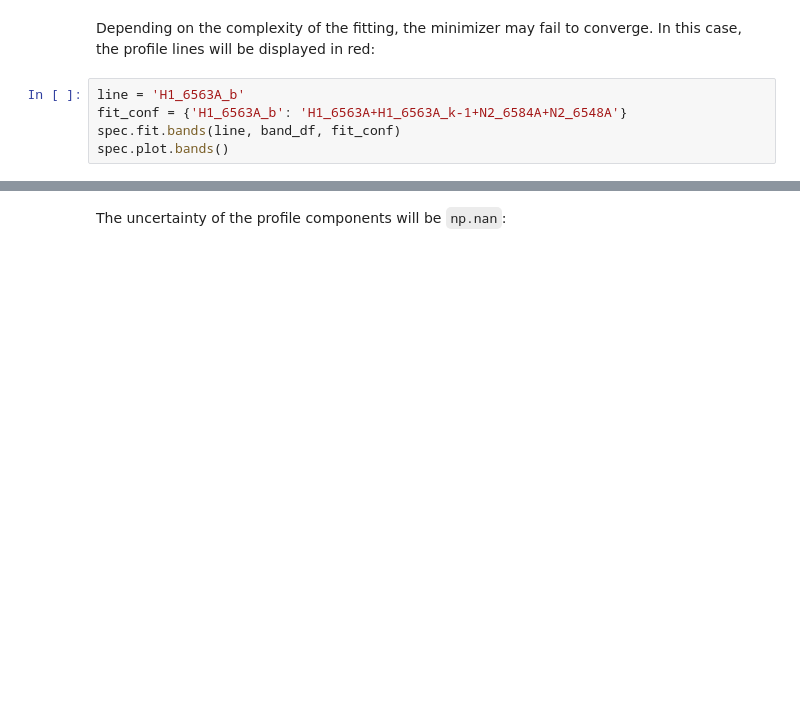
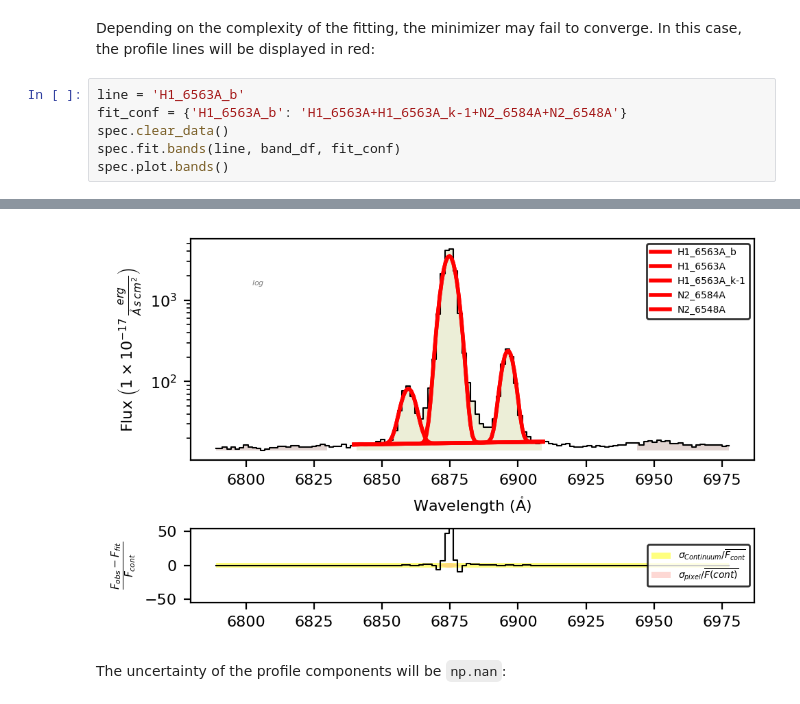
Before and after one commit to Vital-Fernandez/lime, a Jupyter notebook: docs/source/1_introduction/5_fitting_configuration.ipynb, the cells around one changed output, grey strips where cells are left out. Saved outputs shown, nothing was run; the diff lists cells and outputs as text; blank space fills up the shorter version.

```diff
--- a/docs/source/1_introduction/5_fitting_configuration.ipynb
+++ b/docs/source/1_introduction/5_fitting_configuration.ipynb
@@ -203,5 +198,7 @@ Depending on the complexity of the fitting, the minimizer may fail to converge.
 # %%
 line = 'H1_6563A_b'
 fit_conf = {'H1_6563A_b': 'H1_6563A+H1_6563A_k-1+N2_6584A+N2_6548A'}
+spec.clear_data()
 spec.fit.bands(line, band_df, fit_conf)
 spec.plot.bands()
+# %% [output]
@@ -208,3 +206,4 @@ spec.plot.bands()
+[figure, added]
 # %% [markdown]
 The uncertainty of the profile components will be ``np.nan``:
 # %%
```
Also changed, not shown: parts of 17 cells of this notebook, 22 other files.
